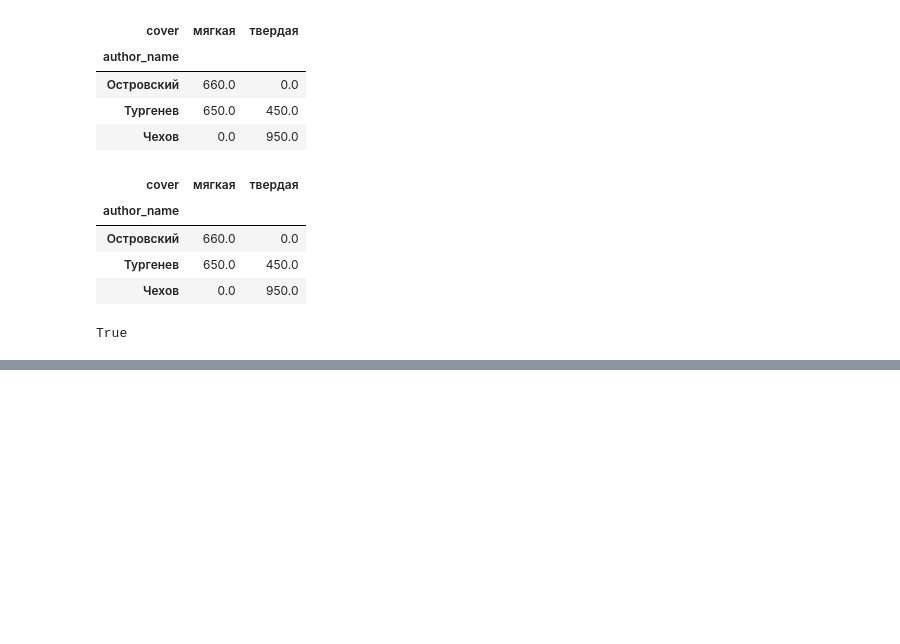
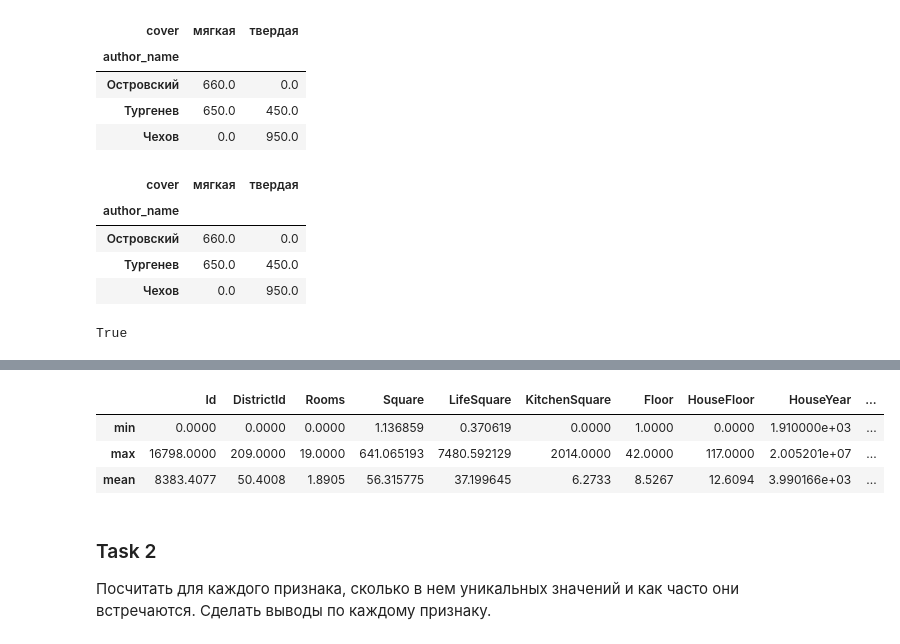
Before and after one commit to FKz11/Numpy_Pandas_Matplotlib_Scikit-learn, a Jupyter notebook: lesson-2/lesson-2.ipynb, the cells around one changed output, grey strips where cells are left out. Cells and saved outputs as stored; diff of their text form; code cells hidden in the pictures; blank space fills up the shorter version.

```diff
--- a/lesson-2/lesson-2.ipynb
+++ b/lesson-2/lesson-2.ipynb
@@ -177,0 +201,10 @@ True
+# %%
+df.agg(['min', 'max', 'mean'])
+# %% [output]
+|  | Id | DistrictId | Rooms | Square | LifeSquare | KitchenSquare | Floor | HouseFloor | HouseYear | ... |
+| min | 0.0000 | 0.0000 | 0.0000 | 1.136859 | 0.370619 | 0.0000 | 1.0000 | 0.0000 | 1.910000e+03 | ... |
+| max | 16798.0000 | 209.0000 | 19.0000 | 641.065193 | 7480.592129 | 2014.0000 | 42.0000 | 117.0000 | 2.005201e+07 | ... |
+| mean | 8383.4077 | 50.4008 | 1.8905 | 56.315775 | 37.199645 | 6.2733 | 8.5267 | 12.6094 | 3.990166e+03 | ... |
+# %% [markdown]
+### Task 2
+Посчитать для каждого признака, сколько в нем уникальных значений и как часто они встречаются. Сделать выводы по каждому признаку.
```
Also changed, not shown: parts of 17 cells of this notebook.
